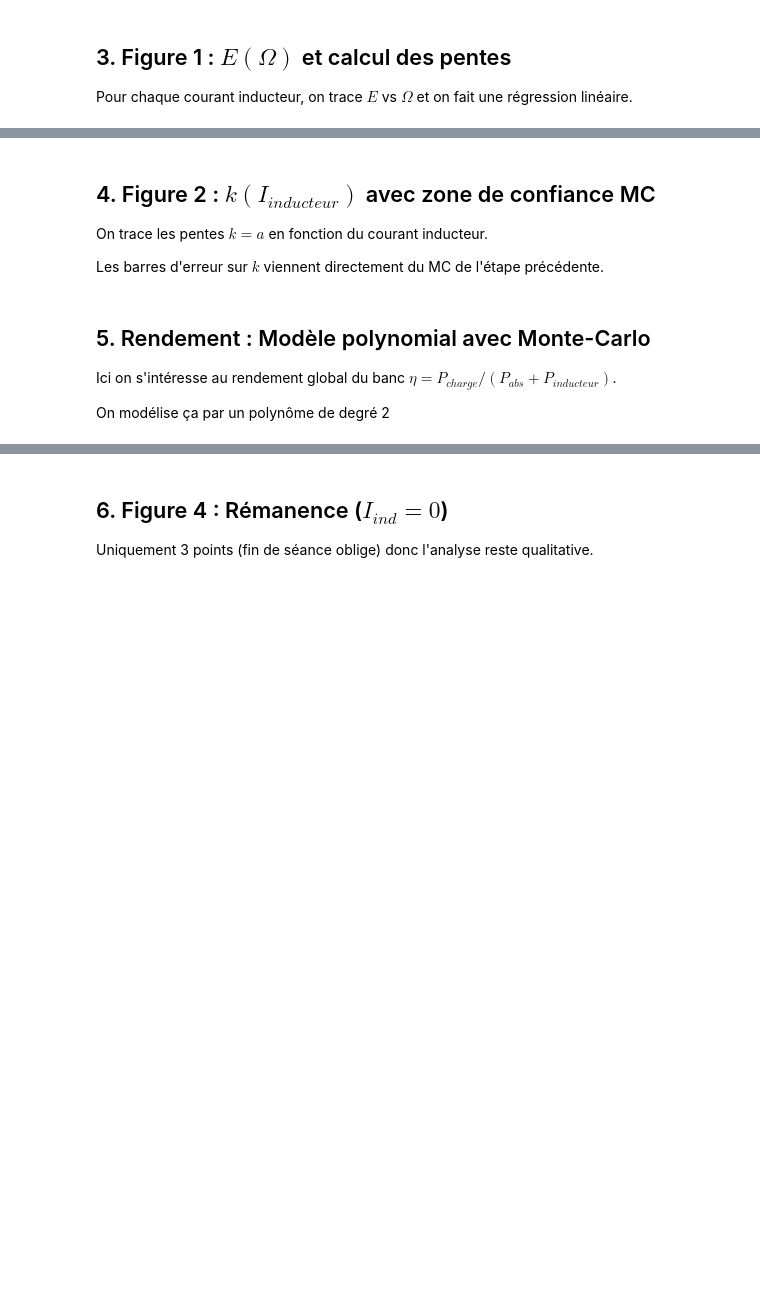
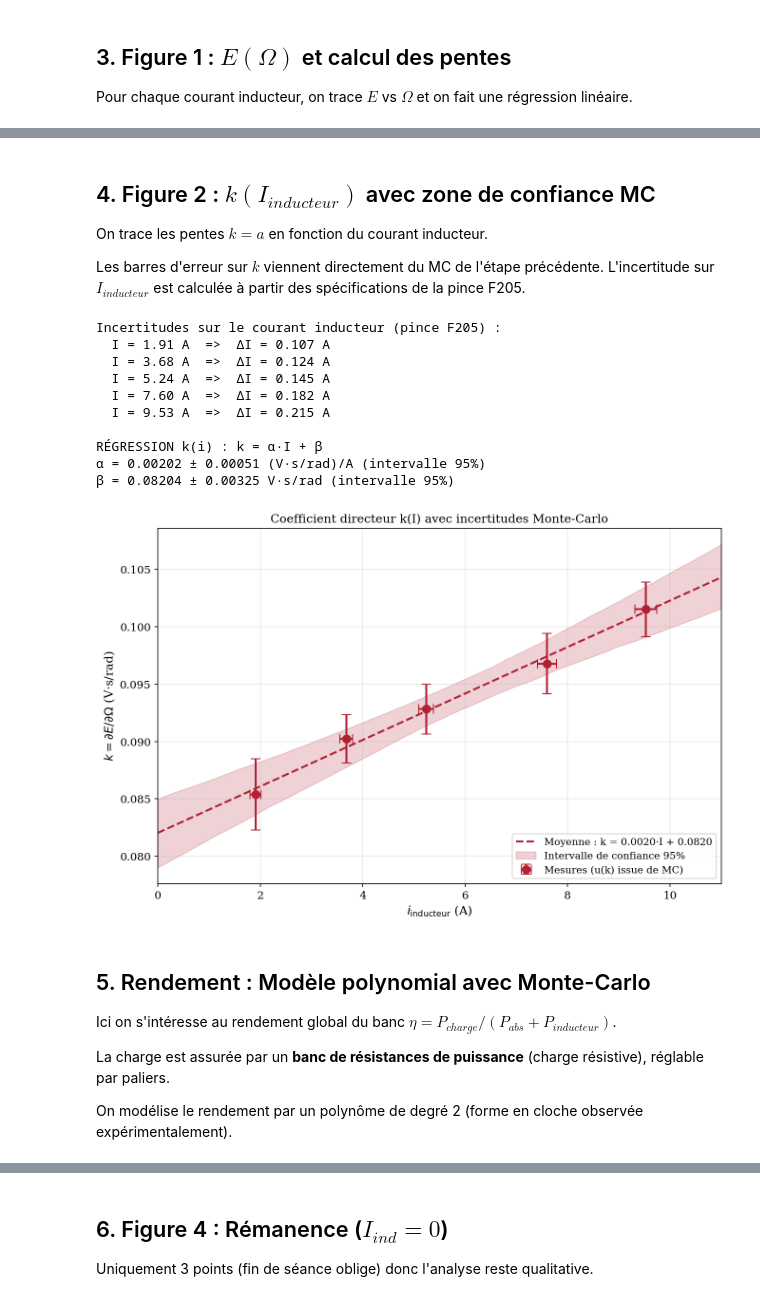
Before and after one commit to pierrelouis-cmrt/TP8, a Jupyter notebook: TP8_notebook.ipynb, the cells around one changed output, grey strips where cells are left out. Cells and saved outputs as stored; diff of their text form; code cells hidden in the pictures; blank space fills up the shorter version.

```diff
--- a/TP8_notebook.ipynb
+++ b/TP8_notebook.ipynb
@@ -16,6 +16,8 @@ import os
 ROUGE = '#B22133'
 plt.rcParams['font.size'] = 11
 plt.rcParams['figure.figsize'] = (9, 6)
+plt.rcParams['figure.dpi'] = 150
+plt.rcParams['savefig.dpi'] = 150
 plt.rcParams['font.family'] = 'serif'
 
 # Créer le dossier figures s'il n'existe pas
@@ -41,7 +45,8 @@ DELTA_K_REL = 0.01  # 1% d'incertitude relative sur cette constante
 
 # Résolutions des appareils
 RES_V = 0.1  # Voltmètre : 0.1 V
-RES_W = 1.0  # Wattmètre/Pince : 1 W
+RES_W = 1.0  # Wattmètre/Pince puissance : 1 W
+RES_I_PINCE = 0.01  # Pince ampèremétrique courant DC : 0.01 A
 
 
 # =============================================================================
@@ -61,13 +66,23 @@ def incertitude_tension(U):
 def incertitude_puissance_pince(P):
     """
     Pince F205 en mode puissance DC : ±(2%L + 10 digits)
+    Résolution 1 W donc 10 digits = 10 W
     """
     P = np.asarray(P, dtype=float)
     return np.sqrt((0.02 * np.abs(P))**2 + (10 * RES_W)**2)
 
+def incertitude_courant_pince(I):
+    """
+    Pince F205 en mode courant DC : ±(2%L + 10 digits)
+    Résolution 0.01 A donc 10 digits = 0.1 A
+    """
+    I = np.asarray(I, dtype=float)
+    return np.sqrt((0.02 * np.abs(I))**2 + (10 * RES_I_PINCE)**2)
+
 def incertitude_puissance_wattmetre(P):
     """
     Wattmètre Metrix PX 120 : ±(1%L + 2 digits)
+    Résolution 1 W donc 2 digits = 2 W
     """
     P = np.asarray(P, dtype=float)
     return np.sqrt((0.01 * np.abs(P))**2 + (2 * RES_W)**2)
@@ -285,6 +313,7 @@ plt.show()
 On trace les pentes $k = a$ en fonction du courant inducteur.
 
 Les barres d'erreur sur $k$ viennent directement du MC de l'étape précédente.
+L'incertitude sur $I_{inducteur}$ est calculée à partir des spécifications de la pince F205.
 # %%
 fig2, ax2 = plt.subplots(figsize=(9, 6))
 
@@ -293,10 +322,14 @@ I_vals = np.array(list(mc_results.keys()), dtype=float)
 k_vals = np.array([mc_results[I]['a'] for I in I_vals], dtype=float)
 uk_vals = np.array([mc_results[I]['ua'] for I in I_vals], dtype=float)
 
-# Pour l'incertitude sur I_ind : on n'a pas de valeur précise du constructeur
-# de la pince pour le courant DC, on estime à ~50 mA (fluctuations + lecture)
-# C'est petit devant les valeurs de I donc ça ne change pas grand chose
-delta_I = np.ones_like(I_vals) * 0.05  # 50 mA
+# Incertitude sur I_inducteur : mesuré à la pince ampèremétrique F205
+# Spécification constructeur : ±(2%L + 10 digits), résolution 0.01 A
+delta_I = incertitude_courant_pince(I_vals)
+
+print("Incertitudes sur le courant inducteur (pince F205) :")
+for I, dI in zip(I_vals, delta_I):
+    print(f"  I = {I:.2f} A  =>  ΔI = {dI:.3f} A")
+print()
 
 # --- Monte-Carlo sur k(I) ---
 p_mean_k, p_std_k, p_list_k = monte_carlo_fit(modele_lineaire,
@@ -312,39 +345,53 @@ print("RÉGRESSION k(i) : k = α·I + β")
 print(f"α = {alpha:.5f} ± {2*u_alpha:.5f} (V·s/rad)/A (intervalle 95%)")
 print(f"β = {beta:.5f} ± {2*u_beta:.5f} V·s/rad (intervalle 95%)")
 
 # --- Tracé ---
 # Points expérimentaux
 ax2.errorbar(I_vals, k_vals, xerr=delta_I, yerr=uk_vals,
              fmt='o', color=ROUGE, capsize=5, markersize=8, linewidth=2,
              label='Mesures (u(k) issue de MC)', zorder=5)
 
 # Droite moyenne
 I_fit = np.linspace(0, 11, 200)
 k_fit = modele_lineaire(I_fit, alpha, beta)
 ax2.plot(I_fit, k_fit, color=ROUGE, linestyle='--', linewidth=2,
          label=f"Moyenne : k = {alpha:.4f}·I + {beta:.4f}")
 
 # Bande de confiance 95%
 k_low, k_high = get_confidence_interval(modele_lineaire, I_fit, p_list_k, percentile=95)
 ax2.fill_between(I_fit, k_low, k_high, color=ROUGE, alpha=0.2, label='Intervalle de confiance 95%')
 
 # Mise en forme
 ax2.set_xlabel(r'$i_{\mathrm{inducteur}}$ (A)', fontsize=12)
 ax2.set_ylabel(r'$k = \partial E / \partial \Omega$ (V·s/rad)', fontsize=12)
 ax2.set_title("Coefficient directeur k(I) avec incertitudes Monte-Carlo", fontsize=12)
 ax2.legend(loc='lower right', fontsize=10)
 ax2.grid(True, alpha=0.3)
 ax2.set_xlim(0, 11)
 
 plt.tight_layout()
 plt.savefig('figures/figure2_k_I.png', dpi=300)
 plt.show()
+# %% [output]
+Incertitudes sur le courant inducteur (pince F205) :
+  I = 1.91 A  =>  ΔI = 0.107 A
+  I = 3.68 A  =>  ΔI = 0.124 A
+  I = 5.24 A  =>  ΔI = 0.145 A
+  I = 7.60 A  =>  ΔI = 0.182 A
+  I = 9.53 A  =>  ΔI = 0.215 A
+
+RÉGRESSION k(i) : k = α·I + β
+α = 0.00202 ± 0.00051 (V·s/rad)/A (intervalle 95%)
+β = 0.08204 ± 0.00325 V·s/rad (intervalle 95%)
+[figure, added]
 # %% [markdown]
 ## 5. Rendement : Modèle polynomial avec Monte-Carlo
 
 Ici on s'intéresse au rendement global du banc $\eta = P_{charge} / (P_{abs} + P_{inducteur})$.
 
-On modélise ça par un polynôme de degré 2
+La charge est assurée par un **banc de résistances de puissance** (charge résistive), réglable par paliers.
+
+On modélise le rendement par un polynôme de degré 2 (forme en cloche observée expérimentalement).
 # %%
 # =============================================================================
 # DONNÉES RENDEMENT
```
Also changed, not shown: parts of 6 cells of this notebook, 4 other files.
